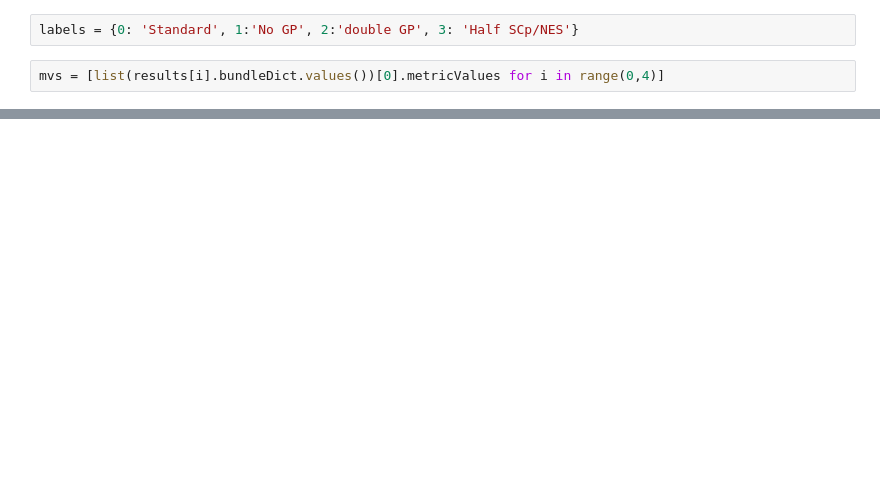
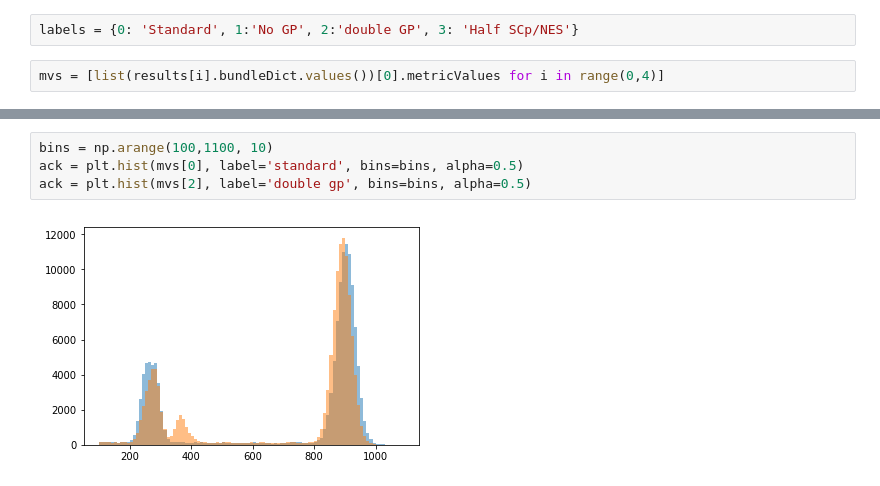
Before and after one commit to lsst-sims/sims_featureScheduler_runs1.4, a Jupyter notebook: wfd_vary/comapre.ipynb, the cells around one changed output, grey strips where cells are left out. Cells and saved outputs as stored; diff of their text form; blank space fills up the shorter version.

```diff
--- a/wfd_vary/comapre.ipynb
+++ b/wfd_vary/comapre.ipynb
@@ -68,0 +68,6 @@ ack=plt.hist(mvs[0], bins=100)
+# %%
+bins = np.arange(100,1100, 10)
+ack = plt.hist(mvs[0], label='standard', bins=bins, alpha=0.5)
+ack = plt.hist(mvs[2], label='double gp', bins=bins, alpha=0.5)
+# %% [output]
+[figure, added]
```
Also changed, not shown: parts of 9 cells of this notebook.
